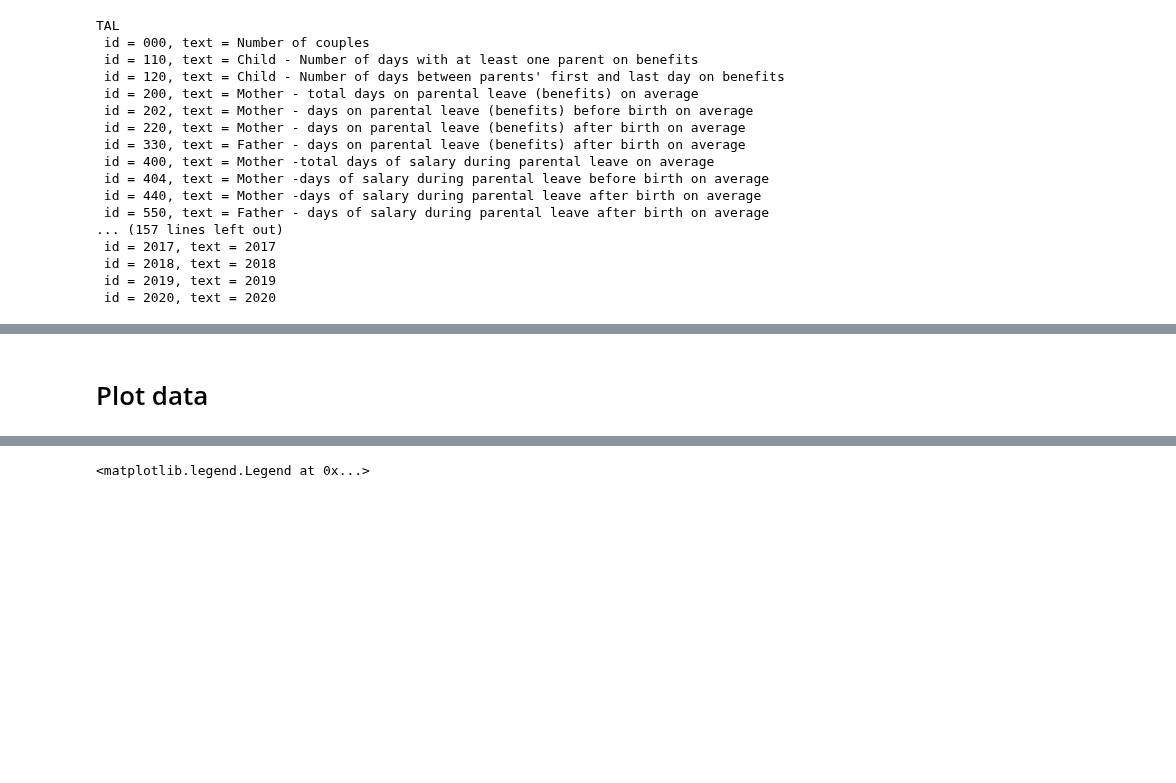
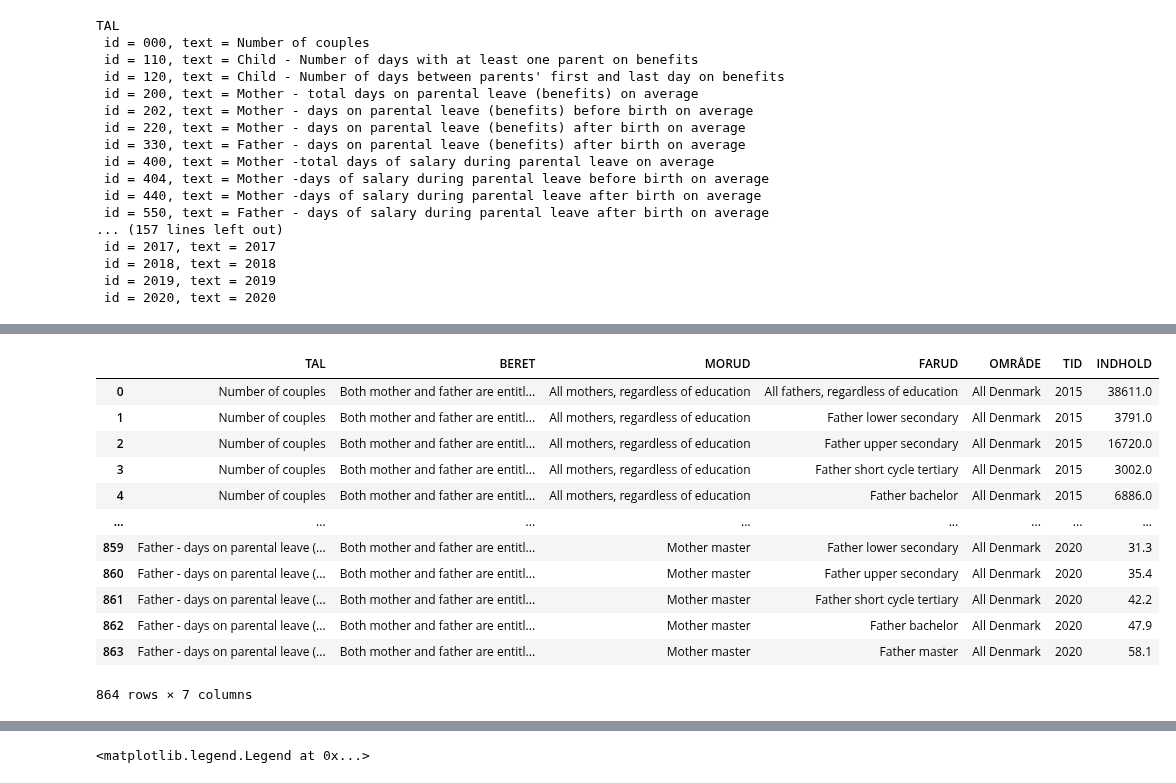
Before and after one commit to NumEconCopenhagen/projects-2023-cbjk, a Jupyter notebook: dataproject/dataproject.ipynb, the cells around one changed output, grey strips where cells are left out. Saved outputs shown, nothing was run; the diff lists cells and outputs as text; code cells hidden in the pictures; blank space fills up the shorter version.

```diff
--- a/dataproject/dataproject.ipynb
+++ b/dataproject/dataproject.ipynb
@@ -90,7 +120,18 @@ TAL
 # %%
+# Load the data
 barsel = dst.get_data(table_id = 'BARSEL05', variables={'TAL':['000','202','220','330'], 'BERET':['511'], 'MORUD':['*'], 'FARUD':['*'], 'OMRÅDE':['000'], 'Tid':['*']})
-barsel_true = barsel.copy()
-barsel_true['TID'] = barsel_true['TID'].astype(int)
-barsel_true['INDHOLD'] = barsel_true['INDHOLD'].astype(float)
+barsel
+# %% [output]
+|  | TAL | BERET | MORUD | FARUD | OMRÅDE | TID | INDHOLD |
+| 0 | Number of couples | Both mother and father are entitl... | All mothers, regardless of education | All fathers, regardless of education | All Denmark | 2015 | 38611.0 |
+| 1 | Number of couples | Both mother and father are entitl... | All mothers, regardless of education | Father lower secondary | All Denmark | 2015 | 3791.0 |
+| 2 | Number of couples | Both mother and father are entitl... | All mothers, regardless of education | Father upper secondary | All Denmark | 2015 | 16720.0 |
+| 3 | Number of couples | Both mother and father are entitl... | All mothers, regardless of education | Father short cycle tertiary | All Denmark | 2015 | 3002.0 |
+| 4 | Number of couples | Both mother and father are entitl... | All mothers, regardless of education | Father bachelor | All Denmark | 2015 | 6886.0 |
+| ... | ... | ... | ... | ... | ... | ... | ... |
+| 859 | Father - days on parental leave (... | Both mother and father are entitl... | Mother master | Father lower secondary | All Denmark | 2020 | 31.3 |
+| 860 | Father - days on parental leave (... | Both mother and father are entitl... | Mother master | Father upper secondary | All Denmark | 2020 | 35.4 |
+| 861 | Father - days on parental leave (... | Both mother and father are entitl... | Mother master | Father short cycle tertiary | All Denmark | 2020 | 42.2 |
+| 862 | Father - days on parental leave (... | Both mother and father are entitl... | Mother master | Father bachelor | All Denmark | 2020 | 47.9 |
+| 863 | Father - days on parental leave (... | Both mother and father are entitl... | Mother master | Father master | All Denmark | 2020 | 58.1 |
+864 rows × 7 columns
-# %% [markdown]
-# Plot data
```
Also changed, not shown: parts of 22 cells of this notebook.
